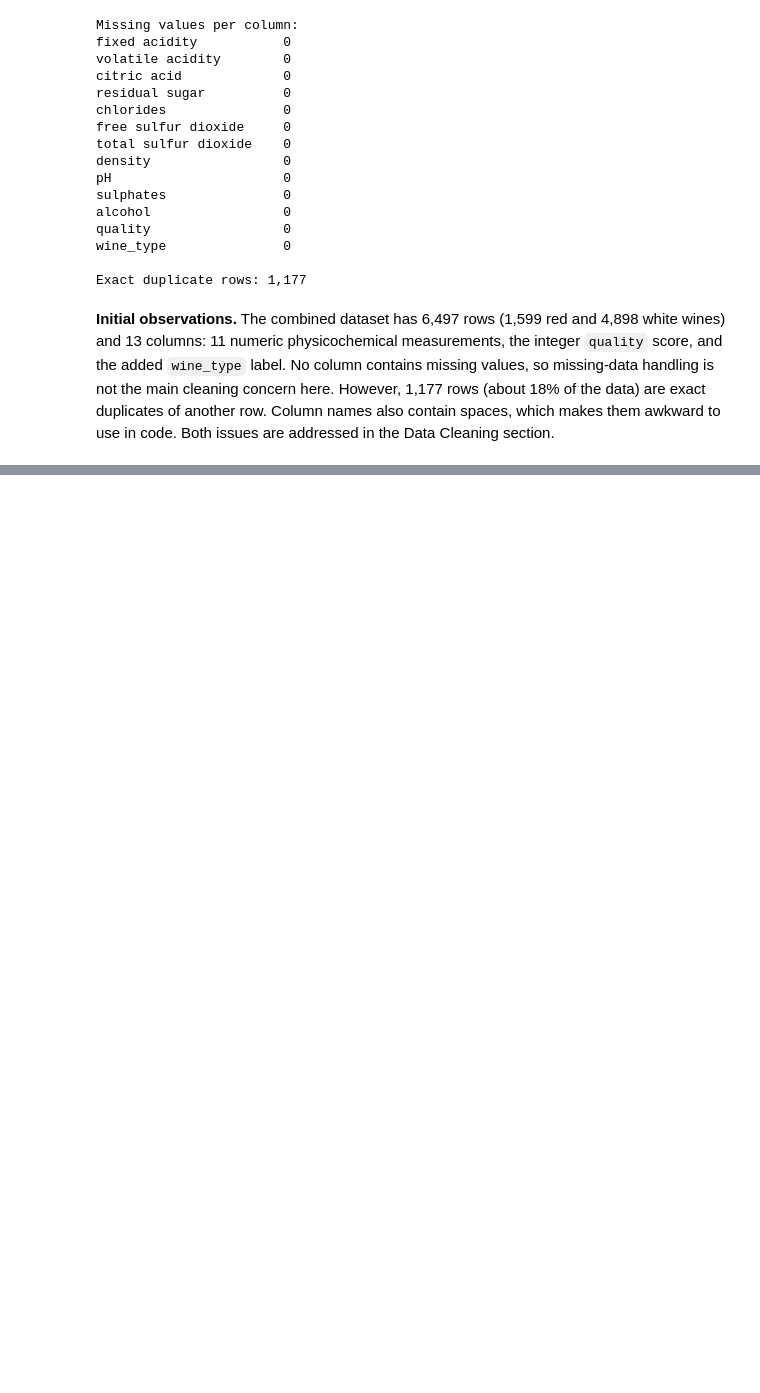
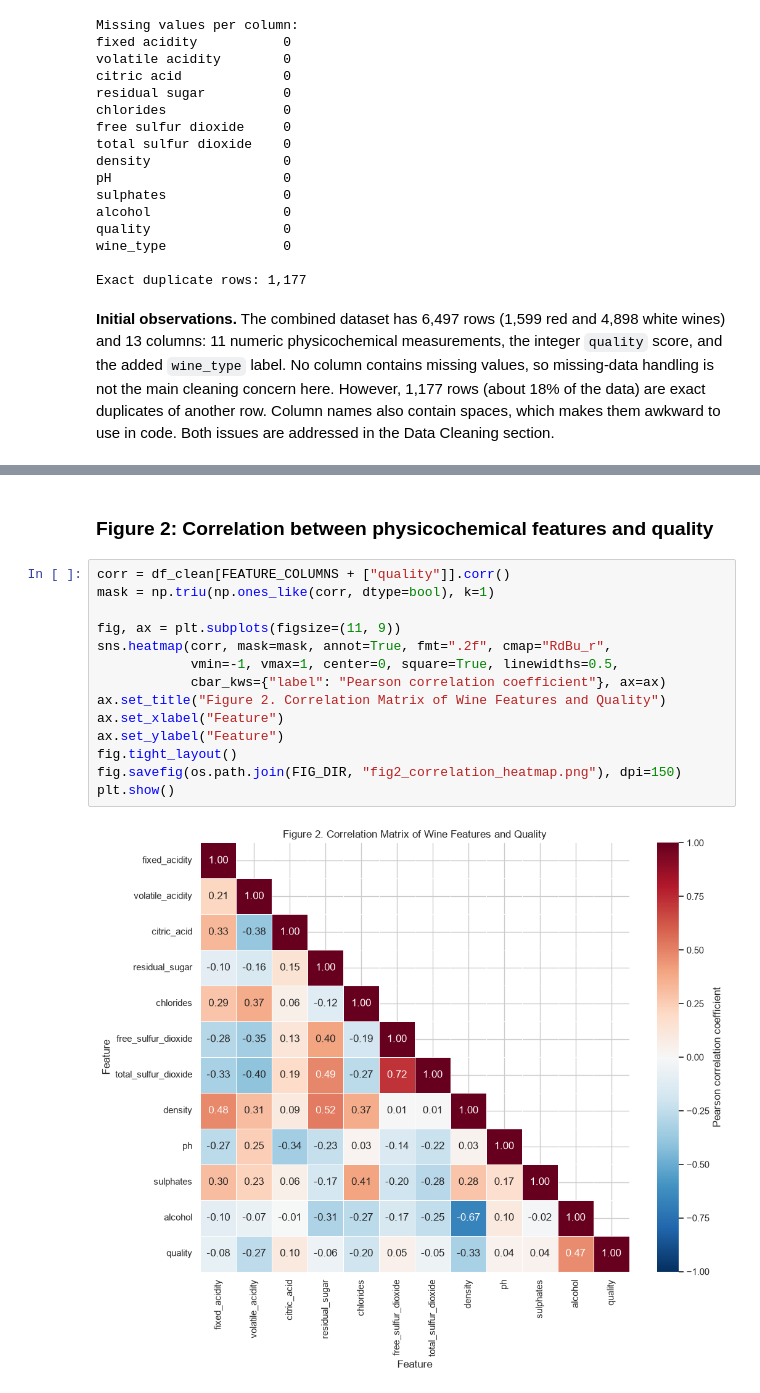
Before and after one commit to alexander-kuzmin-us/ai-programming-foundations-project, a Jupyter notebook: data_workflow.ipynb, the cells around one changed output, grey strips where cells are left out. Saved outputs shown, nothing was run; the diff lists cells and outputs as text; blank space fills up the shorter version.

```diff
--- a/data_workflow.ipynb
+++ b/data_workflow.ipynb
@@ -124,0 +475,18 @@ _To be completed in Phase 8: learnings, patterns, assumptions and limitations, a
+# %% [markdown]
+### Figure 2: Correlation between physicochemical features and quality
+# %%
+corr = df_clean[FEATURE_COLUMNS + ["quality"]].corr()
+mask = np.triu(np.ones_like(corr, dtype=bool), k=1)
+
+fig, ax = plt.subplots(figsize=(11, 9))
+sns.heatmap(corr, mask=mask, annot=True, fmt=".2f", cmap="RdBu_r",
+            vmin=-1, vmax=1, center=0, square=True, linewidths=0.5,
+            cbar_kws={"label": "Pearson correlation coefficient"}, ax=ax)
+ax.set_title("Figure 2. Correlation Matrix of Wine Features and Quality")
+ax.set_xlabel("Feature")
+ax.set_ylabel("Feature")
+fig.tight_layout()
+fig.savefig(os.path.join(FIG_DIR, "fig2_correlation_heatmap.png"), dpi=150)
+plt.show()
+# %% [output]
+[figure, added]
```
Also changed, not shown: parts of 51 cells of this notebook, 4 other files.
